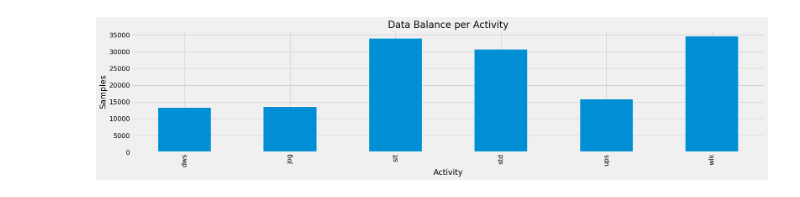
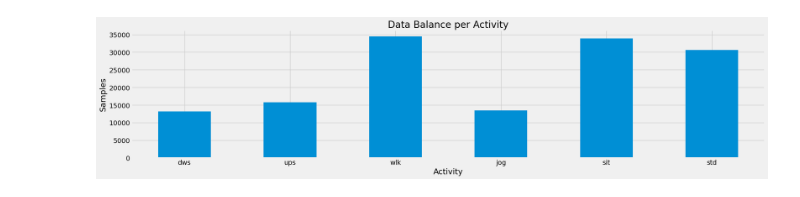
Before and after one commit to denzelnguyen/fitness-tracker-FIT, a Jupyter notebook: src/visualization/visualize.ipynb, the cells around one changed output. Cells and saved outputs as stored; diff of their text form; code cells hidden in the pictures.

```diff
--- a/src/visualization/visualize.ipynb
+++ b/src/visualization/visualize.ipynb
@@ -3,7 +3,6 @@ import pandas as pd
 import matplotlib.pyplot as plt
 import seaborn as sns
 import os
-
 
 # 1. Setup and Load Data
 
@@ -12,20 +11,30 @@ plt.rcParams["figure.figsize"] = (20, 5)
 plt.rcParams["figure.dpi"] = 100
 
 df = pd.read_pickle("../../data/processed/data_processed.pkl")
+os.makedirs("../../reports/figures/", exist_ok=True)
 
-os.makedirs("../../reports/figures/", exist_ok=True)
+LABEL_NAME = {
+    0: "dws",
+    1: "ups",
+    2: "wlk",
+    3: "jog",
+    4: "sit",
+    5: "std"
+}
 # %%
-# 2. Data Balance
 
-balance = df["category"].value_counts().sort_index()
+# 2. Data Balance (a)
+
+balance = df["label"].value_counts().sort_index()
 
 plt.figure()
 balance.plot(kind="bar")
+plt.xticks(balance.index, [LABEL_NAME[l] for l in balance.index])
 plt.title("Data Balance per Activity")
 plt.xlabel("Activity")
+plt.xticks(rotation=0)
 plt.ylabel("Samples")
 plt.tight_layout()
-plt.savefig("../../reports/figures/data_balance.png", dpi=150)
 plt.show()
 # %% [output]
-[figure, old version]
+[figure, new version]
```
Also changed, not shown: parts of 15 cells of this notebook.
